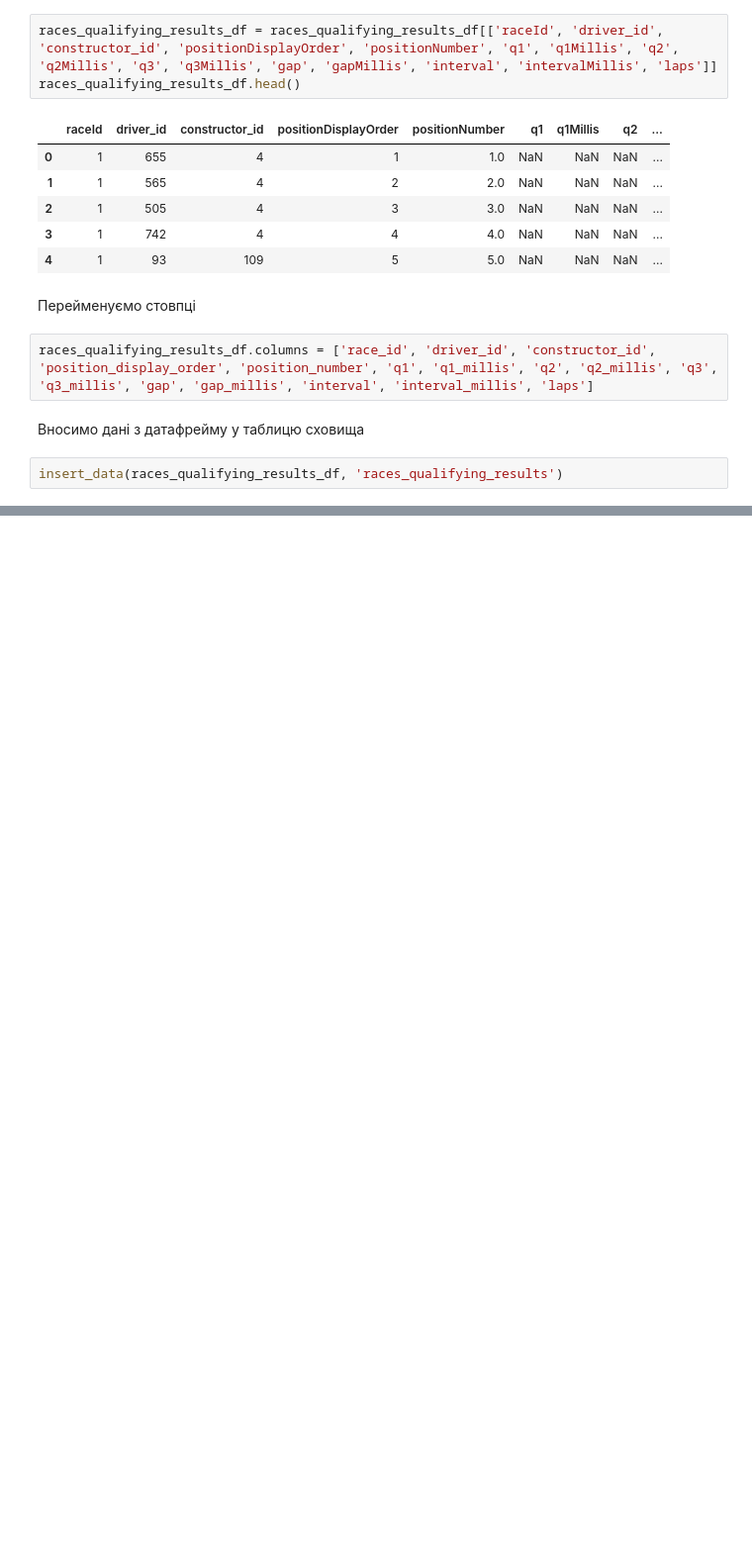
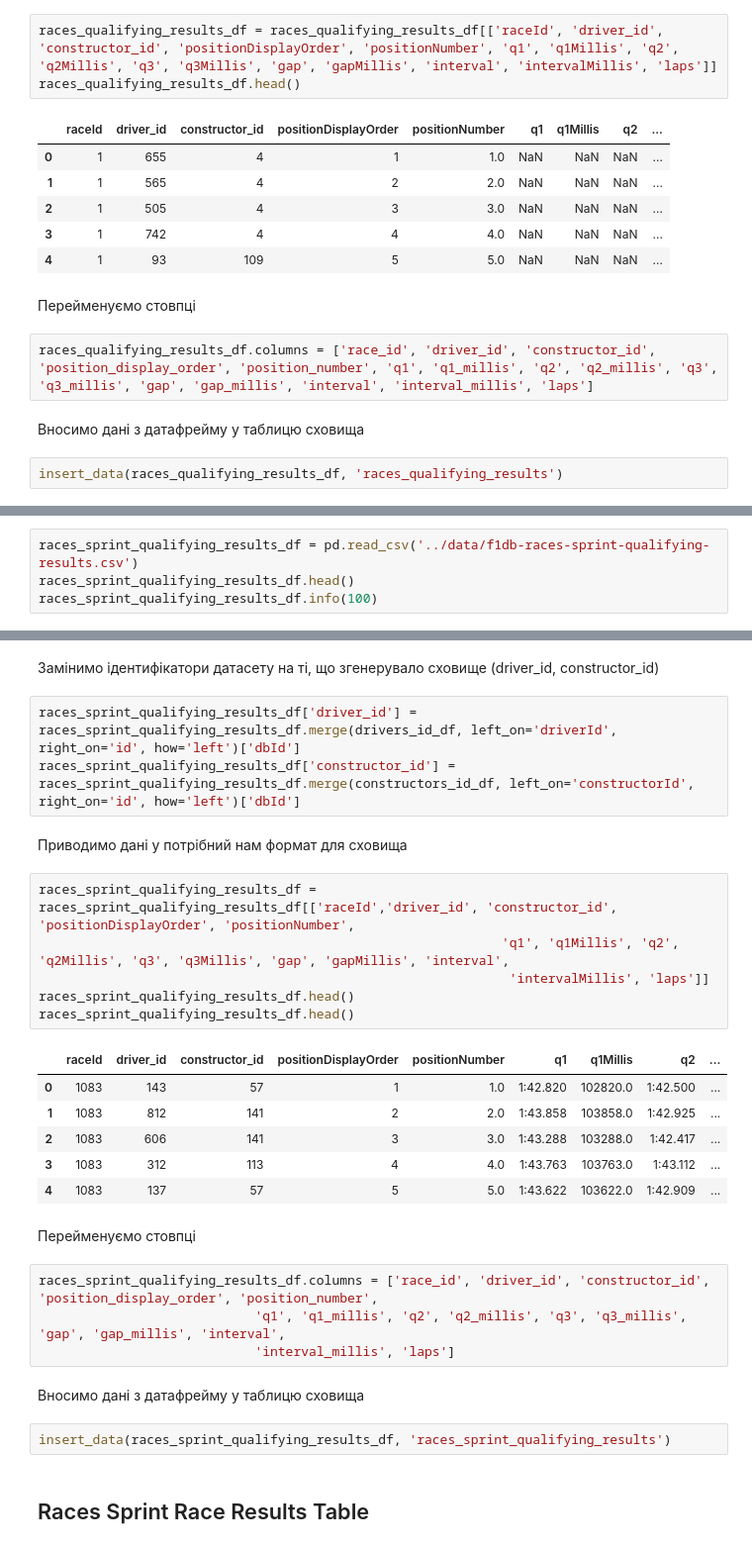
Before and after one commit to zagrebelnio/F1-Championship-Data-Analysis, a Jupyter notebook: storage/scripts/fact_tables.ipynb, the cells around one changed output, grey strips where cells are left out. Shown: that part at 99% size. Saved outputs shown, nothing was run; the diff lists cells and outputs as text; blank space fills up the shorter version.

```diff
--- a/storage/scripts/fact_tables.ipynb
+++ b/storage/scripts/fact_tables.ipynb
@@ -200,0 +306,4 @@ insert_data(races_qualifying_results_df, 'races_qualifying_results')
+# %%
+races_sprint_qualifying_results_df = pd.read_csv('../data/f1db-races-sprint-qualifying-results.csv')
+races_sprint_qualifying_results_df.head()
+races_sprint_qualifying_results_df.info(100)
@@ -200,0 +328,32 @@ insert_data(races_qualifying_results_df, 'races_qualifying_results')
+# %% [markdown]
+Замінимо ідентифікатори датасету на ті, що згенерувало сховище (driver_id, constructor_id)
+# %%
+races_sprint_qualifying_results_df['driver_id'] = races_sprint_qualifying_results_df.merge(drivers_id_df, left_on='driverId', right_on='id', how='left')['dbId']
+races_sprint_qualifying_results_df['constructor_id'] = races_sprint_qualifying_results_df.merge(constructors_id_df, left_on='constructorId', right_on='id', how='left')['dbId']
+# %% [markdown]
+Приводимо дані у потрібний нам формат для сховища
+# %%
+races_sprint_qualifying_results_df = races_sprint_qualifying_results_df[['raceId','driver_id', 'constructor_id', 'positionDisplayOrder', 'positionNumber',
+                                                            'q1', 'q1Millis', 'q2', 'q2Millis', 'q3', 'q3Millis', 'gap', 'gapMillis', 'interval',
+                                                             'intervalMillis', 'laps']]
+races_sprint_qualifying_results_df.head()
+races_sprint_qualifying_results_df.head()
+# %% [output]
+|  | raceId | driver_id | constructor_id | positionDisplayOrder | positionNumber | q1 | q1Millis | q2 | ... |
+| 0 | 1083 | 143 | 57 | 1 | 1.0 | 1:42.820 | 102820.0 | 1:42.500 | ... |
+| 1 | 1083 | 812 | 141 | 2 | 2.0 | 1:43.858 | 103858.0 | 1:42.925 | ... |
+| 2 | 1083 | 606 | 141 | 3 | 3.0 | 1:43.288 | 103288.0 | 1:42.417 | ... |
+| 3 | 1083 | 312 | 113 | 4 | 4.0 | 1:43.763 | 103763.0 | 1:43.112 | ... |
+| 4 | 1083 | 137 | 57 | 5 | 5.0 | 1:43.622 | 103622.0 | 1:42.909 | ... |
+# %% [markdown]
+Перейменуємо стовпці
+# %%
+races_sprint_qualifying_results_df.columns = ['race_id', 'driver_id', 'constructor_id', 'position_display_order', 'position_number',
+                            'q1', 'q1_millis', 'q2', 'q2_millis', 'q3', 'q3_millis', 'gap', 'gap_millis', 'interval',
+                            'interval_millis', 'laps']
+# %% [markdown]
+Вносимо дані з датафрейму у таблицю сховища
+# %%
+insert_data(races_sprint_qualifying_results_df, 'races_sprint_qualifying_results')
+# %% [markdown]
+## Races Sprint Race Results Table
```
Also changed, not shown: parts of 81 cells of this notebook.
